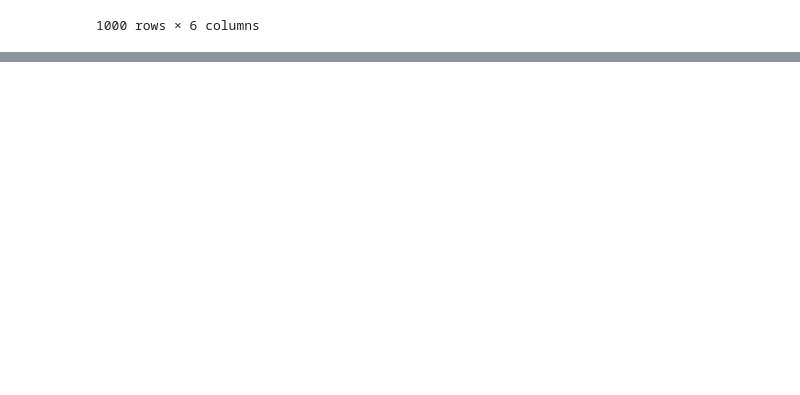
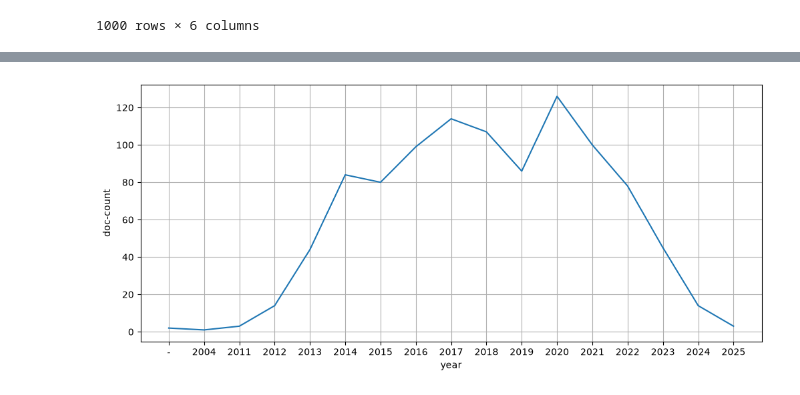
Before and after one commit to KyeongTaek/data_mining_2026, a Jupyter notebook: My_Python/ch08/EnglishTextAnalysis.ipynb, the cells around one changed output, grey strips where cells are left out. Drawn from its saved outputs; the diff is of its cells as text; code cells hidden in the pictures; blank space fills up the shorter version.

Commit message:
docs: add english text analysis and word cloud

```diff
--- a/My_Python/ch08/EnglishTextAnalysis.ipynb
+++ b/My_Python/ch08/EnglishTextAnalysis.ipynb
@@ -96,0 +93,13 @@ all_files_data_concat.to_csv('ch08_data/riss_bigdata.csv', encoding = 'utf-8-sig
+# %%
+# 데이터 전처리(제목 추출)
+all_files_data_concat = pd.read_csv('ch08_data/riss_bigdata.csv', header = 0, encoding = 'utf-8-sig')
+
+all_title = all_files_data_concat['제목'] # series 타입
+
+print(f'type: {type(all_title)}\n\n')
+print(all_title)
+
+# stopwords 실제 예
+stopWords = set(stopwords.words("english")) # 영어 불용어 가져온다
+print(f'\n\nlength: {len(stopWords)}')
+print(stopWords)
@@ -96,0 +213,6 @@ all_files_data_concat.to_csv('ch08_data/riss_bigdata.csv', encoding = 'utf-8-sig
+# %%
+# 빈도수 분석(연도별 연구량)
+all_files_data_concat['doc_count'] = 0 # 컬럼 생성하며 0으로 만듦
+summary_year = all_files_data_concat.groupby('출판일', as_index = False)['doc_count'].count() # '출판일'이 그룹화 변수. 인덱스는 0, 1, 2, . '출판일'이 같은 행들에 대해 개수를 세어 summary로 넘김
+
+print(summary_year)
@@ -96,0 +238,11 @@ all_files_data_concat.to_csv('ch08_data/riss_bigdata.csv', encoding = 'utf-8-sig
+# %%
+# 그래프 그리기
+plt.figure(figsize = (12, 5))
+plt.xlabel("year")
+plt.ylabel("doc-count")
+plt.grid(True)
+plt.plot(range(len(summary_year)), summary_year['doc_count']) # sol1
+plt.xticks(range(len(summary_year)), [text for text in summary_year['출판일']])
+plt.show()
+# %% [output]
+[figure, added]
```
Also changed, not shown: parts of 14 cells of this notebook, 1 other file.
